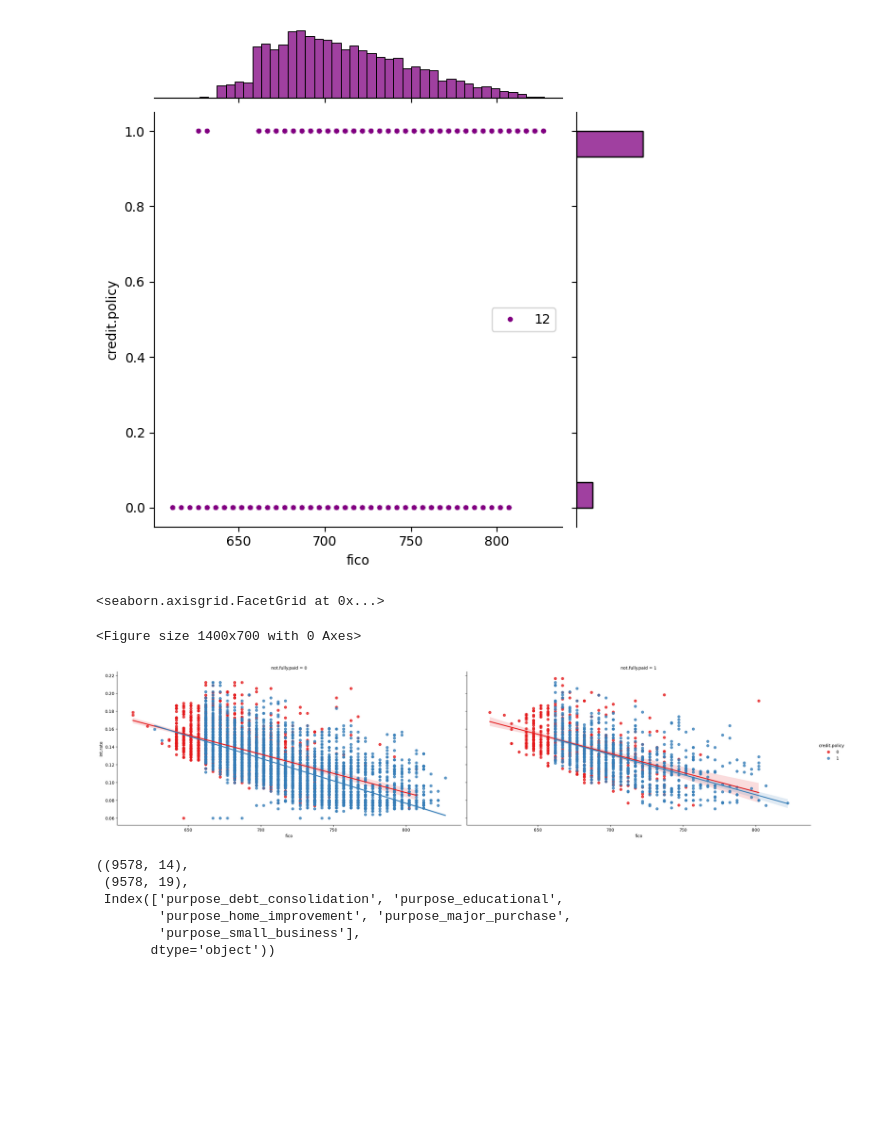
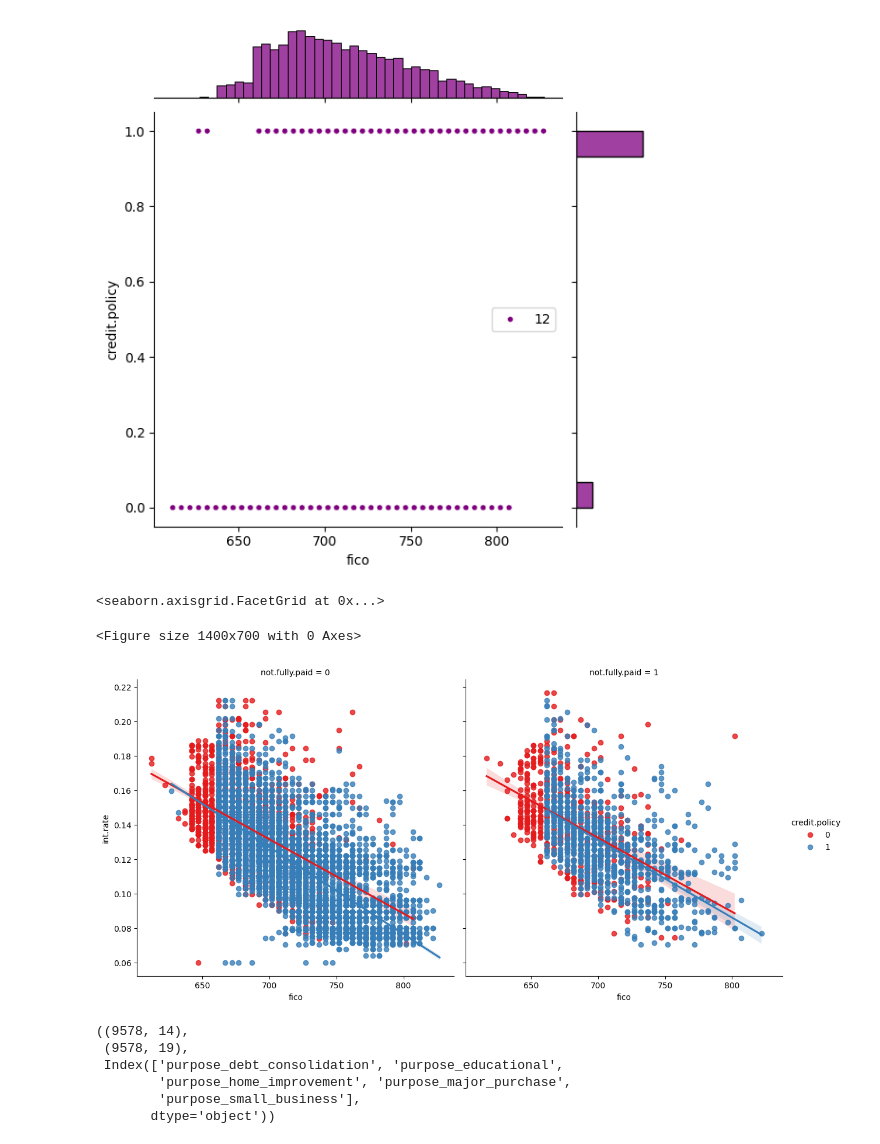
Before and after one commit to NandhithaMilkuri/Nandhitha, a Jupyter notebook: Assignment9.ipynb, the cells around one changed output. Saved outputs shown, nothing was run; the diff lists cells and outputs as text; code cells hidden in the pictures; blank space fills up the shorter version.

```diff
--- a/Assignment9.ipynb
+++ b/Assignment9.ipynb
@@ -151,14 +134,11 @@ sns.jointplot(x='fico',y='credit.policy',data=df, color='purple', size=12)
 [figure]
 # %%
 plt.figure(figsize=(14,7))
-# The 'size' parameter has been deprecated in newer versions of Seaborn.
-# Use 'height' and 'aspect' instead to control the figure size.
-# Assuming you want to maintain the previous aspect ratio, 'aspect' should be around 2.
-sns.lmplot(y='int.rate', x='fico', data=df, hue='credit.policy', col='not.fully.paid', palette='Set1', height=6, aspect=2)
+sns.lmplot(y='int.rate',x='fico',data=df,hue='credit.policy', col='not.fully.paid',palette='Set1',height=6) # Changed 'size' to 'height'
 # %% [output]
 <seaborn.axisgrid.FacetGrid at 0x...>
 <Figure size 1400x700 with 0 Axes>
-[figure, old version]
+[figure, new version]
 # %%
 df_final = pd.get_dummies(df,['purpose'],drop_first=True)
 # %%
```
Also changed, not shown: parts of 18 cells of this notebook.
